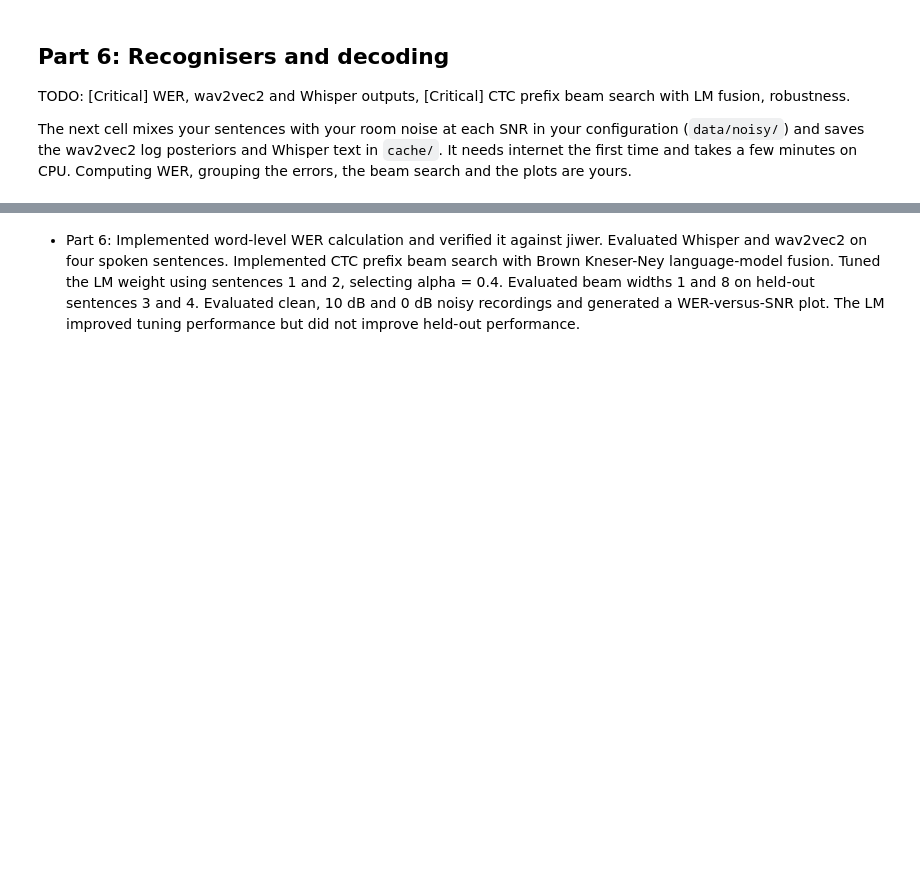
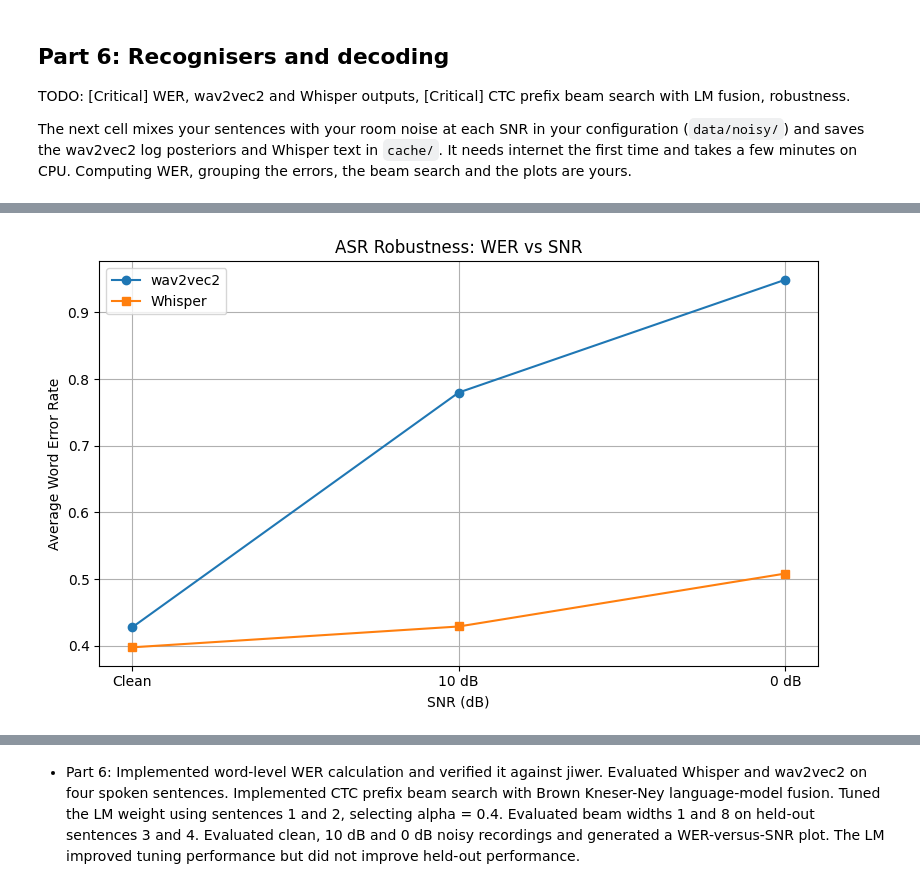
Before and after one commit to OmNanda2000/voicelab-project, a Jupyter notebook: voicelab.ipynb, the cells around one changed output, grey strips where cells are left out. Cells and saved outputs as stored; diff of their text form; code cells hidden in the pictures; blank space fills up the shorter version.

```diff
--- a/voicelab.ipynb
+++ b/voicelab.ipynb
@@ -6485,0 +8495,93 @@ print("Saved figures/part6_wer_vs_snr.png")
+# %%
+
+# PART 6: COMPARE WHISPER AND WAV2VEC2 WER VS SNR
+
+# Confirm wav2vec2 results are available
+required_wav2vec2_keys = [
+    f"sent_{i}_{condition}"
+    for i in range(4)
+    for condition in snr_conditions
+]
+
+missing = [
+    key for key in required_wav2vec2_keys
+    if key not in noise_results
+]
+
+if missing:
+    raise KeyError(f"Missing wav2vec2 results: {missing}")
+
+wav2vec2_average_wer = {}
+
+for condition in snr_conditions:
+    values = [
+        noise_results[f"sent_{i}_{condition}"]["wer"]
+        for i in range(4)
+    ]
+    wav2vec2_average_wer[condition] = float(np.mean(values))
+
+print("Average WER comparison")
+print("-" * 48)
+print(f"{'Condition':<15}{'wav2vec2':>14}{'Whisper':>14}")
+
+for condition in snr_conditions:
+    print(
+        f"{condition_labels[condition]:<15}"
+        f"{wav2vec2_average_wer[condition]:>14.4f}"
+        f"{whisper_average_wer[condition]:>14.4f}"
+    )
+
+# Plot both recognisers
+x_values = [0, 1, 2]
+x_labels = ["Clean", "10 dB", "0 dB"]
+
+wav2vec2_values = [
+    wav2vec2_average_wer[c] for c in snr_conditions
+]
+whisper_values = [
+    whisper_average_wer[c] for c in snr_conditions
+]
+
+plt.figure(figsize=(8, 5))
+
+plt.plot(
+    x_values, wav2vec2_values,
+    marker="o", label="wav2vec2"
+)
+
+plt.plot(
+    x_values, whisper_values,
+    marker="s", label="Whisper"
+)
+
+plt.xlabel("SNR (dB)")
+plt.ylabel("Average Word Error Rate")
+plt.title("ASR Robustness: WER vs SNR")
+plt.xticks(x_values, x_labels)
+plt.grid(True)
+plt.legend()
+plt.tight_layout()
+
+Path("figures").mkdir(exist_ok=True)
+plt.savefig("figures/part6_wer_vs_snr_comparison.png", dpi=300)
+plt.show()
+
+# Save both recognisers' results together
+combined_results = {
+    "wav2vec2": {
+        "individual_results": noise_results,
+        "average_wer": wav2vec2_average_wer
+    },
+    "whisper": {
+        "individual_results": whisper_noise_results,
+        "average_wer": whisper_average_wer
+    }
+}
+
+with open("part6_noise_comparison_results.json", "w") as f:
+    json.dump(combined_results, f, indent=4)
+
+print("\nSaved:")
+print("figures/part6_wer_vs_snr_comparison.png")
+print("part6_noise_comparison_results.json")
+# %% [output]
@@ -6485,0 +8594 @@ print("Saved figures/part6_wer_vs_snr.png")
+[figure, added]
```
Also changed, not shown: parts of 202 cells of this notebook.
